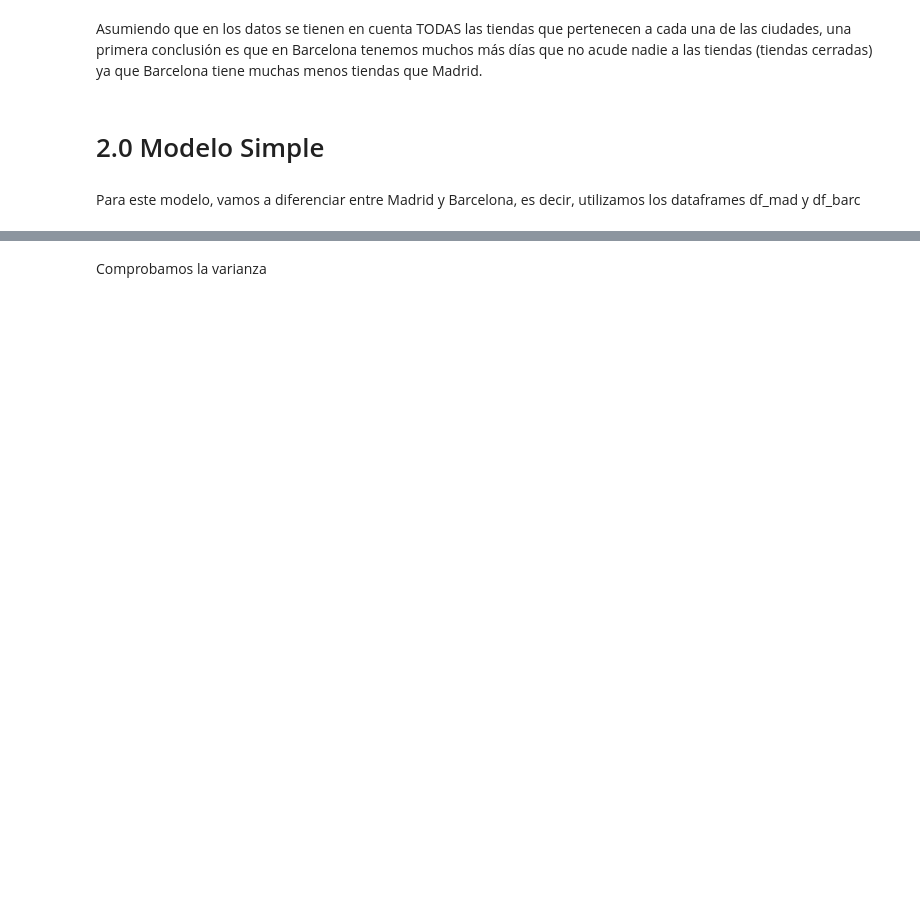
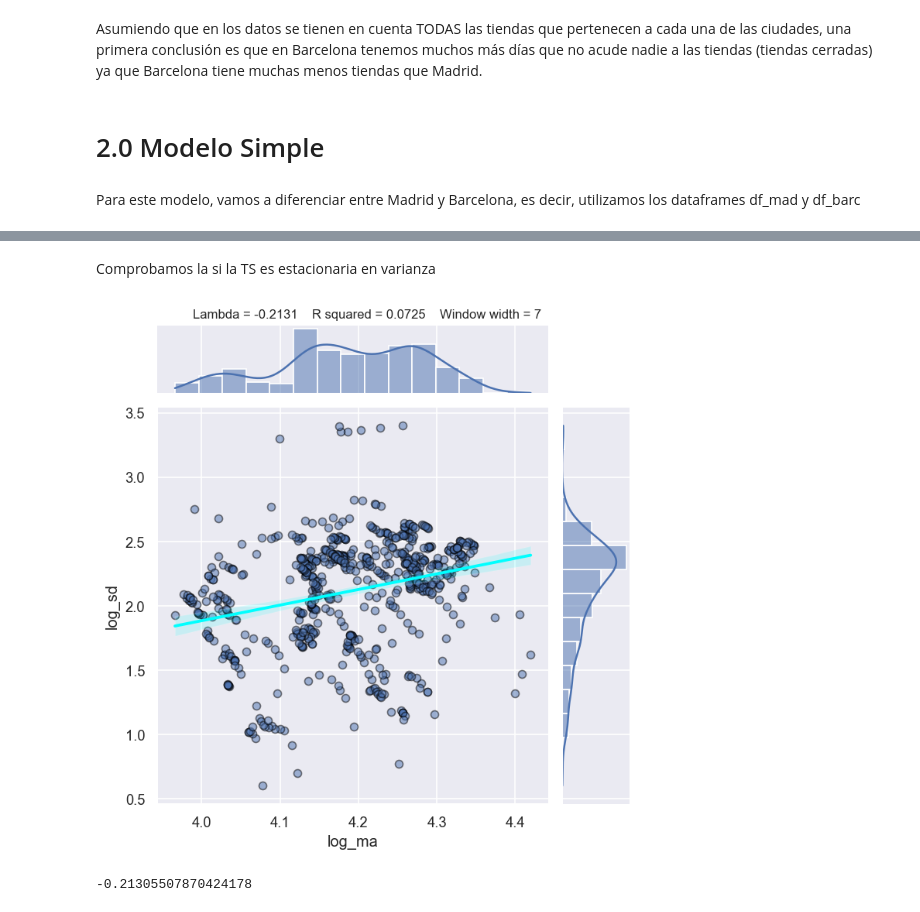
Before and after one commit to pcardenal5/DataFestImportBilly, a Jupyter notebook: scripts/visits_sarima.ipynb, the cells around one changed output, grey strips where cells are left out. Drawn from its saved outputs; the diff is of its cells as text; code cells hidden in the pictures; blank space fills up the shorter version.

```diff
--- a/scripts/visits_sarima.ipynb
+++ b/scripts/visits_sarima.ipynb
@@ -121,2 +148,9 @@ plt.show()
 # %% [markdown]
-Comprobamos la varianza
+Comprobamos la si la TS es estacionaria en varianza
+# %%
+# Box-Cox transformation
+ww = 7
+FT.boxcox_lambda_plot(df_mad['visits'], window_width=ww)
+# %% [output]
+[figure, added]
+-0.21305507870424178
```
Also changed, not shown: parts of 51 cells of this notebook.
